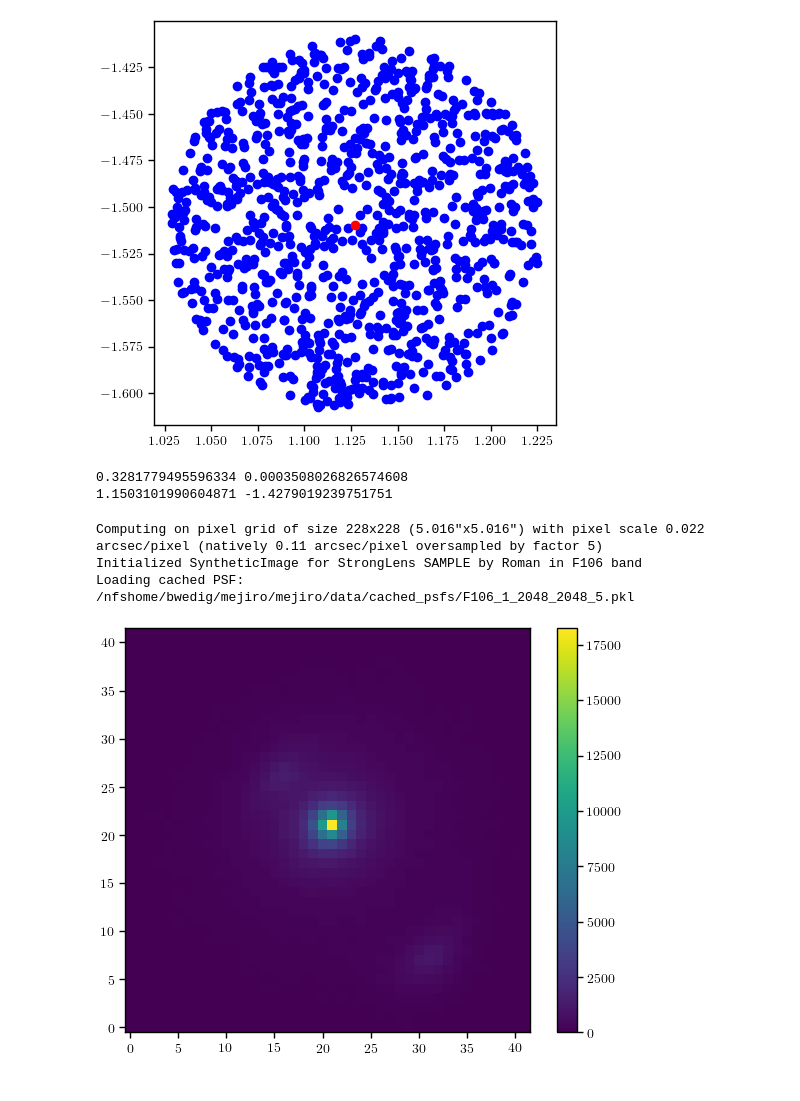
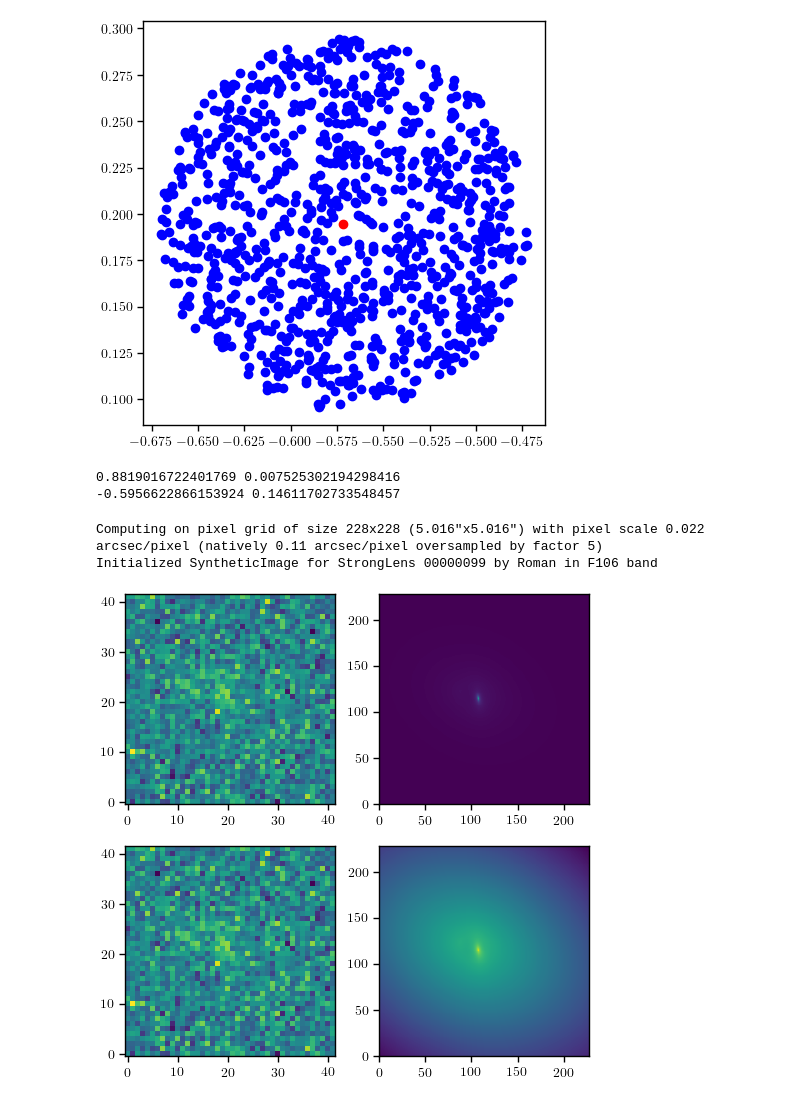
Before and after one commit to AstroMusers/mejiro, a Jupyter notebook: notebooks/dev/lowest_detectable_subhalo_mass.ipynb, the cells around one changed output. Cells and saved outputs as stored; diff of their text form; code cells hidden in the pictures.

Commit message:
work on lowest detectable subhalo mass

```diff
--- a/notebooks/dev/lowest_detectable_subhalo_mass.ipynb
+++ b/notebooks/dev/lowest_detectable_subhalo_mass.ipynb
@@ -16,8 +16,12 @@ from copy import deepcopy
 import galsim
 
 # set paths to various directories based on the machine this code is being executed on
-with initialize(version_base=None, config_path='config'):
-    config = compose(config_name='config.yaml')  # overrides=['machine=uzay']
+try:
+    with initialize(version_base=None, config_path='config'):
+        config = compose(config_name='config.yaml')  # overrides=['machine=uzay']
+except:
+    with initialize(version_base=None, config_path='../../config'):
+        config = compose(config_name='config.yaml')  # overrides=['machine=uzay']
 
 array_dir, data_dir, figure_dir, pickle_dir, repo_dir  = config.machine.array_dir, config.machine.data_dir, config.machine.figure_dir, config.machine.pickle_dir, config.machine.repo_dir
 
@@ -32,7 +36,18 @@ from mejiro.lenses.test import SampleStrongLens
 from mejiro.plots import diagnostic_plot, plot, plot_util, overplot
 from mejiro.analysis import stats
 from mejiro.utils import util
-from mejiro.helpers import gs
+from mejiro.lenses import lens_util
 from mejiro.instruments.roman import Roman
 from mejiro.synthetic_image import SyntheticImage
 from mejiro.exposure import Exposure
+# %%
+print(f'Collecting lenses...')
+pipeline_params = util.hydra_to_dict(config.pipeline)
+debugging = pipeline_params['debugging']
+if debugging:
+    pipeline_dir = f'{config.machine.pipeline_dir}_dev'
+else:
+    pipeline_dir = config.machine.pipeline_dir
+lens_list = lens_util.get_detectable_lenses(pipeline_dir, suppress_output=False)
+lens_list = [lens for lens in lens_list if lens.snr > 50]
+print(f'Collected {len(lens_list)} lenses.')
@@ -38,0 +57,3 @@ from mejiro.exposure import Exposure
+# %%
+lens = np.random.choice(lens_list)
+print(lens.snr)
@@ -39,5 +62,5 @@ from mejiro.exposure import Exposure
 # %%
-lens = SampleStrongLens()
+# lens = SampleStrongLens()
 roman = Roman()
 
 band = 'F106'
@@ -93,9 +116,9 @@ ax.plot(halo_x, halo_y, 'o', color='red')
 ax.set_aspect('equal')
 plt.show()
 # %% [output]
-[figure, old version]
+[figure, new version]
 # %%
-m200 = 1e8
+m200 = 1e10
 concentration = 6
 
 Rs_angle, alpha_Rs = lens.lens_cosmo.nfw_physical2angle(M=m200, c=concentration)
@@ -108,25 +131,27 @@ print(halo_x, halo_y)
 subhalo_type = 'TNFW'
 kwargs_subhalo = {'alpha_Rs': alpha_Rs, 'Rs': Rs_angle, 'center_x': halo_x, 'center_y': halo_y, 'r_trunc': 5 * Rs_angle}
 # %% [output]
-0.3281779495596334 0.0003508026826574608
-1.1503101990604871 -1.4279019239751751
+0.8819016722401769 0.007525302194298416
+-0.5956622866153924 0.14611702733548457
 # %%
 lens_no_subhalo = deepcopy(lens)
 synth_no_subhalo = SyntheticImage(lens_no_subhalo, roman, band=band, arcsec=scene_size, oversample=oversample, **config)
 exposure_no_subhalo = Exposure(synth_no_subhalo, exposure_time=146, rng=rng, **config, return_noise=True)
 
 poisson_noise = exposure_no_subhalo.poisson_noise
 dark_noise = exposure_no_subhalo.dark_noise
 read_noise = exposure_no_subhalo.read_noise
 
-plt.imshow(exposure_no_subhalo.exposure)
-plt.colorbar()
+_, ax = plt.subplots(2, 2, figsize=(6, 6))
+ax[0, 0].imshow(exposure_no_subhalo.exposure)
+ax[1, 0].imshow(np.log10(exposure_no_subhalo.exposure))
+ax[0, 1].imshow(synth_no_subhalo.image)
+ax[1, 1].imshow(np.log10(synth_no_subhalo.image))
 plt.show()
 # %% [output]
 Computing on pixel grid of size 228x228 (5.016"x5.016") with pixel scale 0.022 arcsec/pixel (natively 0.11 arcsec/pixel oversampled by factor 5)
-Initialized SyntheticImage for StrongLens SAMPLE by Roman in F106 band
-Loading cached PSF: /nfshome/bwedig/mejiro/mejiro/data/cached_psfs/F106_1_2048_2048_5.pkl
+Initialized SyntheticImage for StrongLens 00000099 by Roman in F106 band
-[figure, old version]
+[figure, new version]
 # %%
 lens_with_subhalo = deepcopy(lens)
 lens_with_subhalo.add_subhalo(subhalo_type, kwargs_subhalo)
```
Also changed, not shown: parts of 6 cells of this notebook, 8 other files.
